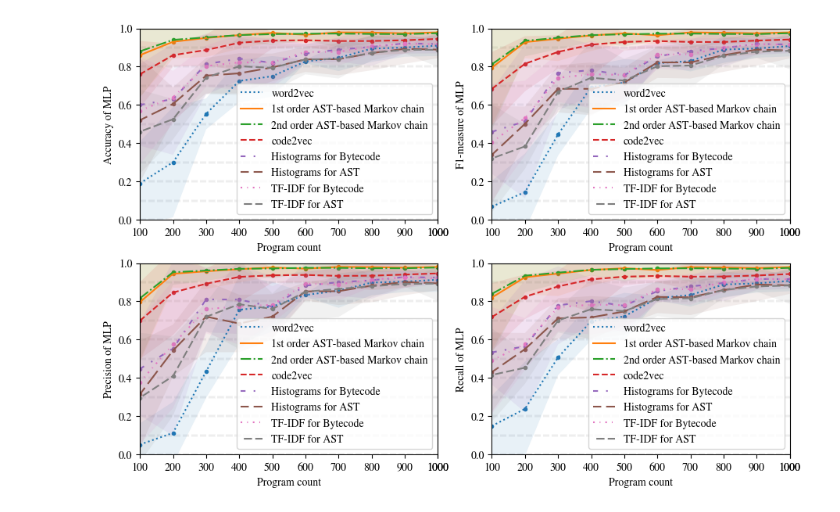
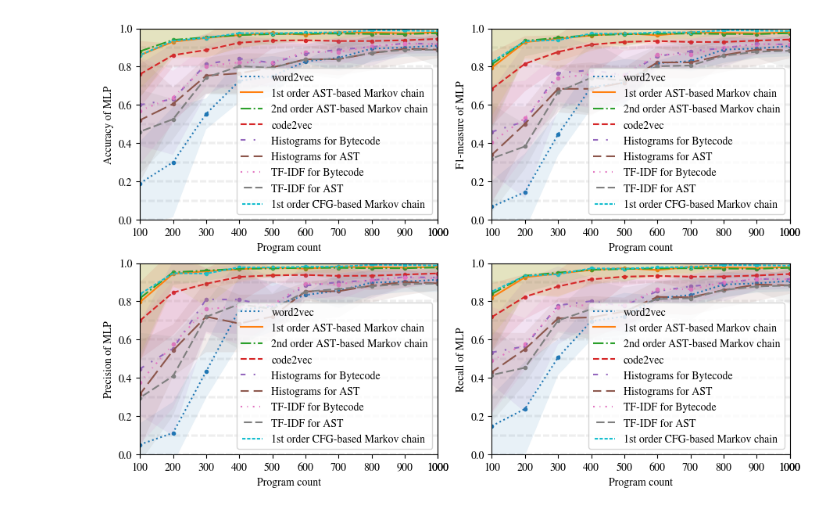
Before and after one commit to worldbeater/code-vecs, a Jupyter notebook: src/classification-plots.ipynb, the cells around one changed output. Drawn from its saved outputs; the diff is of its cells as text; code cells hidden in the pictures.

Commit message:
feature: Add CFG-based model

```diff
--- a/src/classification-plots.ipynb
+++ b/src/classification-plots.ipynb
@@ -3,6 +3,7 @@ from matplotlib import pyplot as plt
 from matplotlib import rc
 
 import math
+import time
 import numpy as np
 
 # The generated data was borrowed from '*.ipynb' files.
@@ -70,6 +71,22 @@ MCHAIN2_MLP = {
         {'accuracy': (0.971, 0.017), 'f1_macro': (0.971, 0.017), 'fit_time': (211.999, 9.419), 'precision_macro': (0.973, 0.016), 'recall_macro': (0.971, 0.017), 'score_time': (0.041, 0.001)},
         {'accuracy': (0.97, 0.015), 'f1_macro': (0.97, 0.015), 'fit_time': (196.602, 3.172), 'precision_macro': (0.973, 0.014), 'recall_macro': (0.97, 0.015), 'score_time': (0.048, 0.002)},
         {'accuracy': (0.975, 0.008), 'f1_macro': (0.975, 0.007), 'fit_time': (196.758, 6.386), 'precision_macro': (0.977, 0.008), 'recall_macro': (0.975, 0.007), 'score_time': (0.047, 0.003)}
+    ]
+}
+
+MCHAINB_MLP = {
+    'name': '1st order CFG-based Markov chain',
+    'statistics': [
+        {'accuracy': (0.86, 0.058), 'f1_macro': (0.825, 0.095), 'fit_time': (1.033, 0.015), 'precision_macro': (0.837, 0.105), 'recall_macro': (0.851, 0.078), 'score_time': (0.004, 0.0)},
+        {'accuracy': (0.935, 0.025), 'f1_macro': (0.933, 0.032), 'fit_time': (1.584, 0.011), 'precision_macro': (0.947, 0.022), 'recall_macro': (0.933, 0.033), 'score_time': (0.004, 0.0)},
+        {'accuracy': (0.95, 0.035), 'f1_macro': (0.939, 0.051), 'fit_time': (2.927, 0.031), 'precision_macro': (0.945, 0.057), 'recall_macro': (0.942, 0.04), 'score_time': (0.005, 0.0)},
+        {'accuracy': (0.975, 0.025), 'f1_macro': (0.973, 0.027), 'fit_time': (3.196, 0.103), 'precision_macro': (0.978, 0.023), 'recall_macro': (0.972, 0.027), 'score_time': (0.005, 0.0)},
+        {'accuracy': (0.974, 0.019), 'f1_macro': (0.972, 0.021), 'fit_time': (3.727, 0.092), 'precision_macro': (0.977, 0.016), 'recall_macro': (0.971, 0.023), 'score_time': (0.006, 0.0)},
+        {'accuracy': (0.978, 0.011), 'f1_macro': (0.979, 0.011), 'fit_time': (4.611, 0.112), 'precision_macro': (0.981, 0.01), 'recall_macro': (0.978, 0.011), 'score_time': (0.007, 0.0)},
+        {'accuracy': (0.979, 0.012), 'f1_macro': (0.979, 0.011), 'fit_time': (4.724, 0.139), 'precision_macro': (0.981, 0.011), 'recall_macro': (0.979, 0.011), 'score_time': (0.007, 0.0)},
+        {'accuracy': (0.99, 0.008), 'f1_macro': (0.99, 0.007), 'fit_time': (5.928, 0.177), 'precision_macro': (0.991, 0.007), 'recall_macro': (0.99, 0.007), 'score_time': (0.007, 0.0)},
+        {'accuracy': (0.989, 0.005), 'f1_macro': (0.989, 0.005), 'fit_time': (5.81, 0.246), 'precision_macro': (0.99, 0.005), 'recall_macro': (0.989, 0.005), 'score_time': (0.008, 0.0)},
+        {'accuracy': (0.986, 0.005), 'f1_macro': (0.986, 0.005), 'fit_time': (5.85, 0.258), 'precision_macro': (0.987, 0.005), 'recall_macro': (0.986, 0.005), 'score_time': (0.008, 0.001)}
     ]
 }
 
@@ -169,8 +186,8 @@ def visualize(classifier, limits, *models):
     xlabels = xticks[::1] + [xticks[-1]]
     figure = plt.figure(constrained_layout=True, figsize=(9, 6), dpi=100)
     axes = figure.subplot_mosaic('''AB\nCD''').values()
-    cmap = ['#1f77b4', '#ff7f0e', '#2ca02c', '#d62728', '#9467bd', '#8c564b', "#e377c2", "#7f7f7f"]
-    styles = [':', '-', '-.', '--', (0, (3, 5, 1, 5)), (5, (10, 3)), (0, (1, 3, 0.5, 3)), (5, (5, 2))]
+    cmap = ['#1f77b4', '#ff7f0e', '#2ca02c', '#d62728', '#9467bd', '#8c564b', "#e377c2", "#7f7f7f", "#17becf"]
+    styles = [':', '-', '-.', '--', (0, (3, 5, 1, 5)), (5, (10, 3)), (0, (1, 3, 0.5, 3)), (5, (5, 2)), (5, (2, 1))]
     for j, model in enumerate(models):
         name = model['name']
         simple = simplify(model['statistics'])
@@ -179,32 +196,33 @@ def visualize(classifier, limits, *models):
                 continue
             for i in np.arange(0, 1, 0.1):
                 axis.axhline(y=i, color='#eeeeee', linestyle='--', zorder=0)
             mean, stdev = info.values()
             mean, stdev = np.array(mean), np.array(stdev)
             upper = mean + 3 * stdev # 3 sigma law.
             lower = mean - 3 * stdev
             x = np.arange(0, len(mean))
             axis.plot(x, mean, label=name, color=cmap[j], linestyle=styles[j])
             axis.scatter(x, mean, s=9, color=cmap[j])
             axis.fill_between(x, lower, upper, alpha=.1)
             axis.set_ylabel(WORDS[metric] + ' of ' + classifier)
             axis.set_xlabel("Program count")
             axis.legend(loc='lower right')
             axis.set_ylim((0, 1))
             axis.set_xlim((0, len(x) - 1))
             axis.set_xticks(np.append(x[::1], x[-1]))
             axis.set_xticklabels(xlabels)
     save_figure(figure)
 
 visualize('MLP',
           [100, 1000 + 100, 100],
           WORD2VEC_MLP,
           MCHAIN1_MLP,
           MCHAIN2_MLP,
           CODE2VEC_MLP,
           BYTECODE_MLP,
           ASTHISTS_MLP,
           BYTECODE_TFIDF_MLP,
-          AST_TFIDF_MLP)
+          AST_TFIDF_MLP,
+          MCHAINB_MLP)
 # %% [output]
-[figure, old version]
+[figure, new version]
```
Also changed, not shown: 1 other file.
